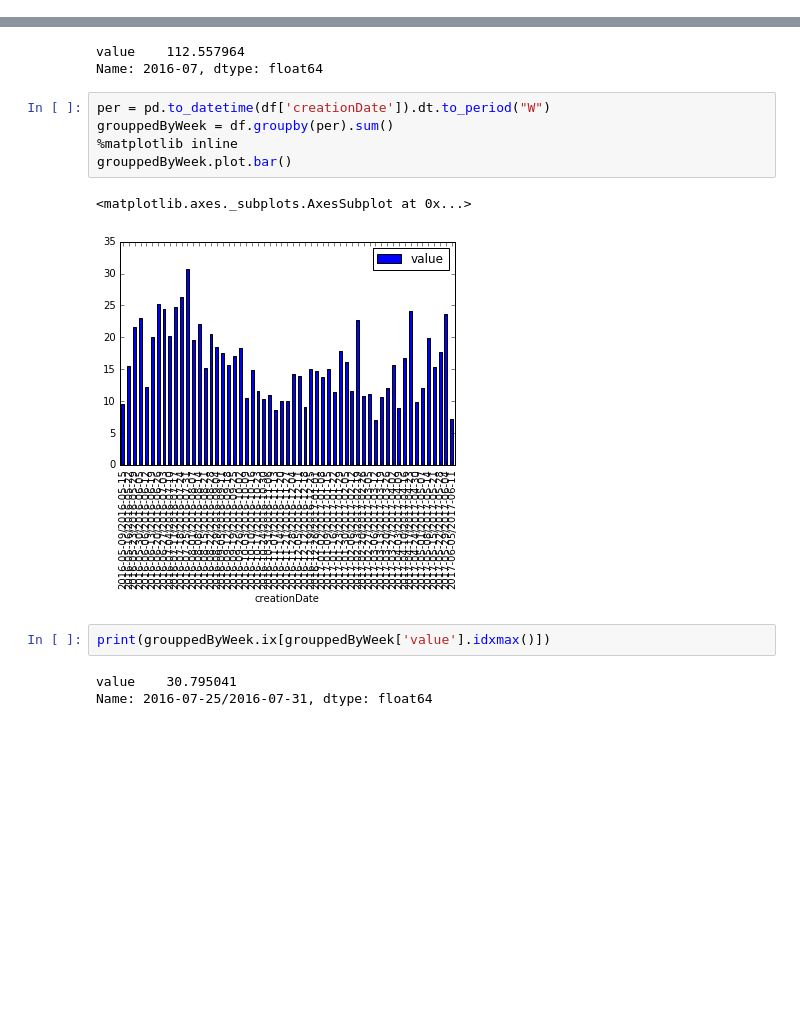
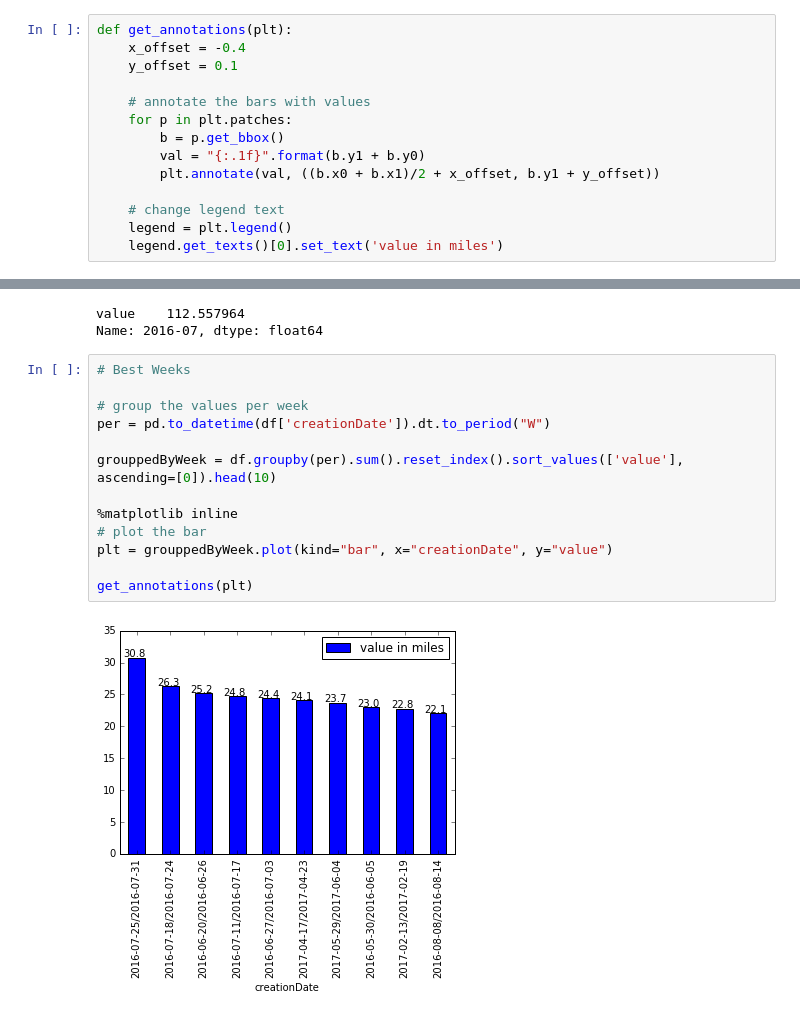
Before and after one commit to sateeshkadiyala/health_data_analyzer, a Jupyter notebook: analyzer.ipynb, the cells around one changed output, grey strips where cells are left out. Drawn from its saved outputs; the diff is of its cells as text; blank space fills up the shorter version.

Commit message:
commiting note book. best and worst weeks

```diff
--- a/analyzer.ipynb
+++ b/analyzer.ipynb
@@ -6,6 +6,20 @@ import numpy as np
 # %%
 # Load data from csv
 df = pd.DataFrame.from_csv("HKQuantityTypeIdentifierDistanceWalkingRunning.csv")
+# %%
+def get_annotations(plt):
+    x_offset = -0.4
+    y_offset = 0.1
+
+    # annotate the bars with values
+    for p in plt.patches:
+        b = p.get_bbox()
+        val = "{:.1f}".format(b.y1 + b.y0)
+        plt.annotate(val, ((b.x0 + b.x1)/2 + x_offset, b.y1 + y_offset))
+
+    # change legend text
+    legend = plt.legend()
+    legend.get_texts()[0].set_text('value in miles')
 # %%
 # get date from datetimestamp
 df['creationDate'] = pd.to_datetime(df['creationDate']).dt.date
@@ -66,15 +59,17 @@ print(grouppedByMonth.ix[grouppedByMonth['value'].idxmax()])
 value    112.557964
 Name: 2016-07, dtype: float64
 # %%
+# Best Weeks
+
+# group the values per week
 per = pd.to_datetime(df['creationDate']).dt.to_period("W")
-grouppedByWeek = df.groupby(per).sum()
+
+grouppedByWeek = df.groupby(per).sum().reset_index().sort_values(['value'], ascending=[0]).head(10)
+
 %matplotlib inline
-grouppedByWeek.plot.bar()
+# plot the bar
+plt = grouppedByWeek.plot(kind="bar", x="creationDate", y="value")
+
+get_annotations(plt)
 # %% [output]
-<matplotlib.axes._subplots.AxesSubplot at 0x...>
-[figure, old version]
+[figure, new version]
-# %%
-print(grouppedByWeek.ix[grouppedByWeek['value'].idxmax()])
-# %% [output]
-value    30.795041
-Name: 2016-07-25/2016-07-31, dtype: float64
```
Also changed, not shown: parts of 3 cells of this notebook.
